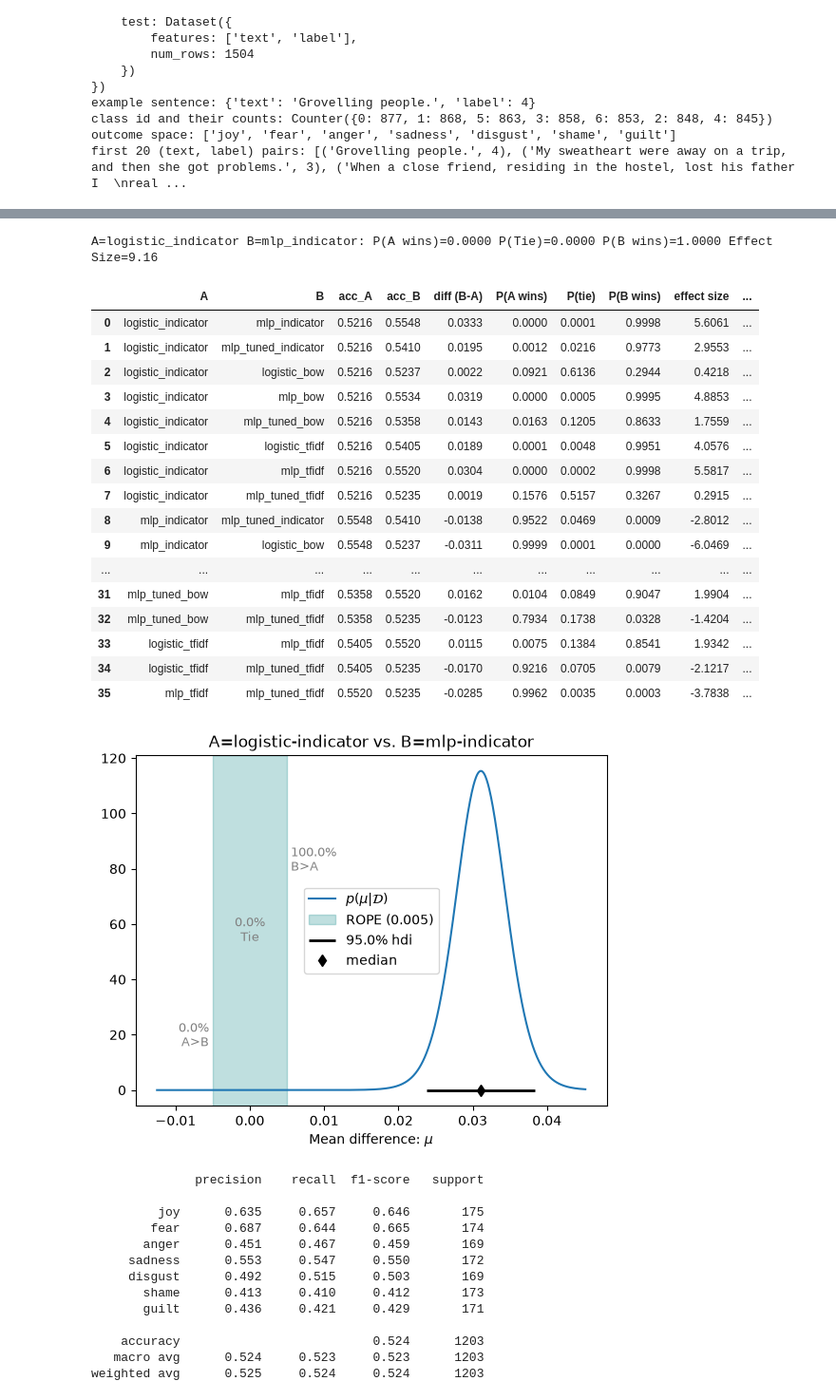
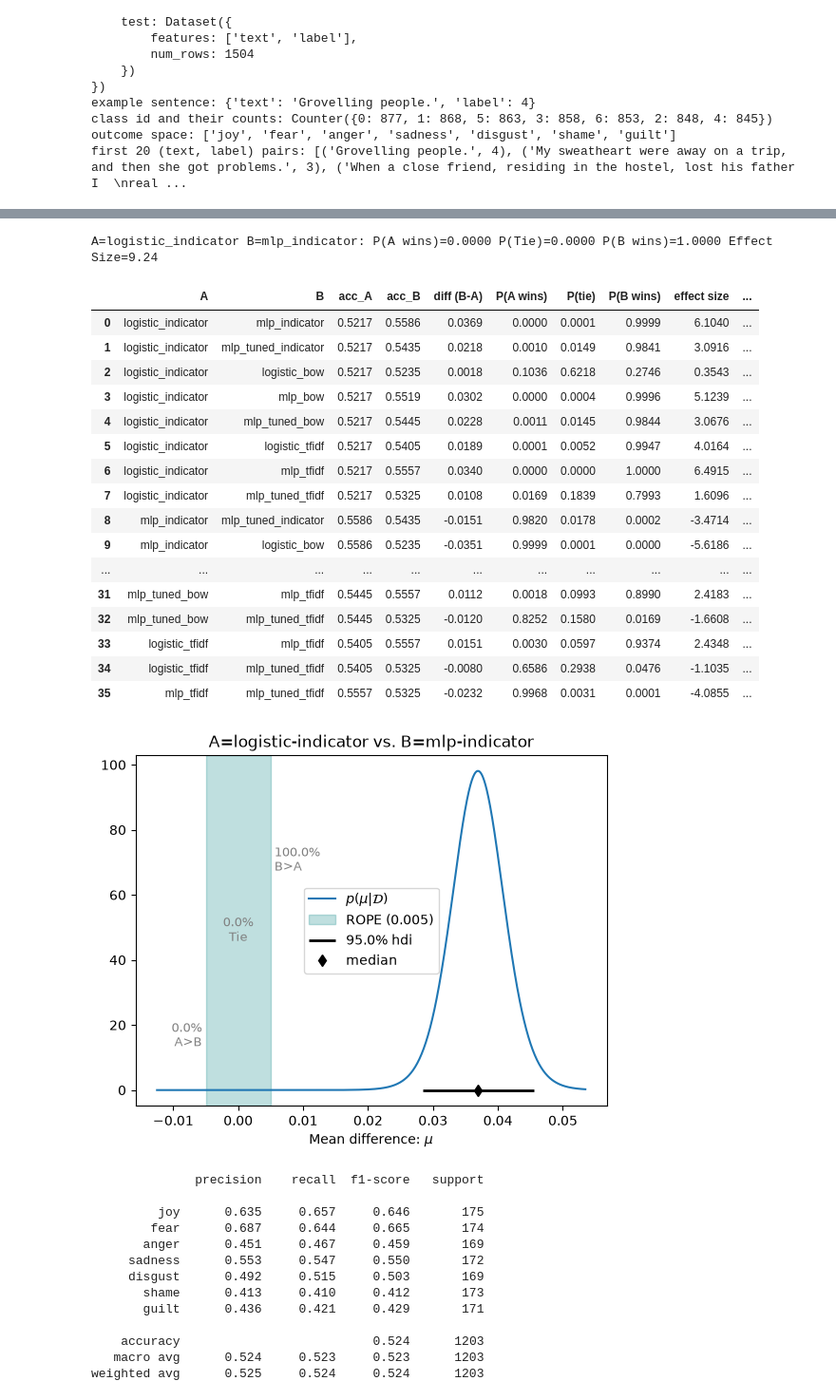
Before and after one commit to PepBaggen/nlp1-project, a Jupyter notebook: notebooks/project1.ipynb, the cells around one changed output, grey strips where cells are left out. Shown at 95% size. Cells and saved outputs as stored; diff of their text form; code cells hidden in the pictures.

```diff
--- a/notebooks/project1.ipynb
+++ b/notebooks/project1.ipynb
@@ -261,7 +245,7 @@ def get_all_measurements_for(data, sys_name):
 get_all_measurements_for(my_classifiers, 'logistic_indicator')
 
 posterior = part1.analysis.BenavoliCorrelatedT(
-    get_all_measurements_for(my_classifiers, 'logistic_bow').flatten(),  # [num_runs * num_folds]
+    get_all_measurements_for(my_classifiers, 'logistic_indicator').flatten(),  # [num_runs * num_folds]
     get_all_measurements_for(my_classifiers, 'mlp_indicator').flatten(),  # [num_runs * num_folds]
     names=["logistic-indicator", "mlp-indicator"]
 )
@@ -279,50 +263,50 @@ def compare_all(data, rope=0.005, plot=False):
         acc_b = get_all_measurements_for(data, b)
 
         posterior = part1.analysis.BenavoliCorrelatedT(
             acc_a.flatten(), acc_b.flatten(),
             runs=acc_a.shape[0],   # number of seeds
             names=[a, b]
         )
         p_a, p_tie, p_b = posterior.probs(rope)
         verdict = {0: f"{a} wint", 1: "gelijk", 2: f"{b} wint"}[int(np.argmax([p_a, p_tie, p_b]))]
 
         rows.append({
             "A": a, "B": b,
             "acc_A": acc_a.mean(), "acc_B": acc_b.mean(),
             "diff (B-A)": posterior.mean_diff,
             "P(A wins)": p_a, "P(tie)": p_tie, "P(B wins)": p_b,
             "effect size": posterior.effect_size,
             "most probable": verdict,
         })
 
         if plot:
             posterior.plot(rope)
             plt.show()
 
     return pd.DataFrame(rows)
 
 results_df = compare_all(my_classifiers, rope=0.005)
 results_df.round(4)
 # %% [output]
-A=logistic_indicator B=mlp_indicator: P(A wins)=0.0000 P(Tie)=0.0000 P(B wins)=1.0000 Effect Size=9.16
+A=logistic_indicator B=mlp_indicator: P(A wins)=0.0000 P(Tie)=0.0000 P(B wins)=1.0000 Effect Size=9.24
 |  | A | B | acc_A | acc_B | diff (B-A) | P(A wins) | P(tie) | P(B wins) | effect size | ... |
-| 0 | logistic_indicator | mlp_indicator | 0.5216 | 0.5548 | 0.0333 | 0.0000 | 0.0001 | 0.9998 | 5.6061 | ... |
-| 1 | logistic_indicator | mlp_tuned_indicator | 0.5216 | 0.5410 | 0.0195 | 0.0012 | 0.0216 | 0.9773 | 2.9553 | ... |
-| 2 | logistic_indicator | logistic_bow | 0.5216 | 0.5237 | 0.0022 | 0.0921 | 0.6136 | 0.2944 | 0.4218 | ... |
-| 3 | logistic_indicator | mlp_bow | 0.5216 | 0.5534 | 0.0319 | 0.0000 | 0.0005 | 0.9995 | 4.8853 | ... |
-| 4 | logistic_indicator | mlp_tuned_bow | 0.5216 | 0.5358 | 0.0143 | 0.0163 | 0.1205 | 0.8633 | 1.7559 | ... |
-| 5 | logistic_indicator | logistic_tfidf | 0.5216 | 0.5405 | 0.0189 | 0.0001 | 0.0048 | 0.9951 | 4.0576 | ... |
-| 6 | logistic_indicator | mlp_tfidf | 0.5216 | 0.5520 | 0.0304 | 0.0000 | 0.0002 | 0.9998 | 5.5817 | ... |
-| 7 | logistic_indicator | mlp_tuned_tfidf | 0.5216 | 0.5235 | 0.0019 | 0.1576 | 0.5157 | 0.3267 | 0.2915 | ... |
-| 8 | mlp_indicator | mlp_tuned_indicator | 0.5548 | 0.5410 | -0.0138 | 0.9522 | 0.0469 | 0.0009 | -2.8012 | ... |
-| 9 | mlp_indicator | logistic_bow | 0.5548 | 0.5237 | -0.0311 | 0.9999 | 0.0001 | 0.0000 | -6.0469 | ... |
+| 0 | logistic_indicator | mlp_indicator | 0.5217 | 0.5586 | 0.0369 | 0.0000 | 0.0001 | 0.9999 | 6.1040 | ... |
+| 1 | logistic_indicator | mlp_tuned_indicator | 0.5217 | 0.5435 | 0.0218 | 0.0010 | 0.0149 | 0.9841 | 3.0916 | ... |
+| 2 | logistic_indicator | logistic_bow | 0.5217 | 0.5235 | 0.0018 | 0.1036 | 0.6218 | 0.2746 | 0.3543 | ... |
+| 3 | logistic_indicator | mlp_bow | 0.5217 | 0.5519 | 0.0302 | 0.0000 | 0.0004 | 0.9996 | 5.1239 | ... |
+| 4 | logistic_indicator | mlp_tuned_bow | 0.5217 | 0.5445 | 0.0228 | 0.0011 | 0.0145 | 0.9844 | 3.0676 | ... |
+| 5 | logistic_indicator | logistic_tfidf | 0.5217 | 0.5405 | 0.0189 | 0.0001 | 0.0052 | 0.9947 | 4.0164 | ... |
+| 6 | logistic_indicator | mlp_tfidf | 0.5217 | 0.5557 | 0.0340 | 0.0000 | 0.0000 | 1.0000 | 6.4915 | ... |
+| 7 | logistic_indicator | mlp_tuned_tfidf | 0.5217 | 0.5325 | 0.0108 | 0.0169 | 0.1839 | 0.7993 | 1.6096 | ... |
+| 8 | mlp_indicator | mlp_tuned_indicator | 0.5586 | 0.5435 | -0.0151 | 0.9820 | 0.0178 | 0.0002 | -3.4714 | ... |
+| 9 | mlp_indicator | logistic_bow | 0.5586 | 0.5235 | -0.0351 | 0.9999 | 0.0001 | 0.0000 | -5.6186 | ... |
 | ... | ... | ... | ... | ... | ... | ... | ... | ... | ... | ... |
-| 31 | mlp_tuned_bow | mlp_tfidf | 0.5358 | 0.5520 | 0.0162 | 0.0104 | 0.0849 | 0.9047 | 1.9904 | ... |
-| 32 | mlp_tuned_bow | mlp_tuned_tfidf | 0.5358 | 0.5235 | -0.0123 | 0.7934 | 0.1738 | 0.0328 | -1.4204 | ... |
-| 33 | logistic_tfidf | mlp_tfidf | 0.5405 | 0.5520 | 0.0115 | 0.0075 | 0.1384 | 0.8541 | 1.9342 | ... |
-| 34 | logistic_tfidf | mlp_tuned_tfidf | 0.5405 | 0.5235 | -0.0170 | 0.9216 | 0.0705 | 0.0079 | -2.1217 | ... |
-| 35 | mlp_tfidf | mlp_tuned_tfidf | 0.5520 | 0.5235 | -0.0285 | 0.9962 | 0.0035 | 0.0003 | -3.7838 | ... |
+| 31 | mlp_tuned_bow | mlp_tfidf | 0.5445 | 0.5557 | 0.0112 | 0.0018 | 0.0993 | 0.8990 | 2.4183 | ... |
+| 32 | mlp_tuned_bow | mlp_tuned_tfidf | 0.5445 | 0.5325 | -0.0120 | 0.8252 | 0.1580 | 0.0169 | -1.6608 | ... |
+| 33 | logistic_tfidf | mlp_tfidf | 0.5405 | 0.5557 | 0.0151 | 0.0030 | 0.0597 | 0.9374 | 2.4348 | ... |
+| 34 | logistic_tfidf | mlp_tuned_tfidf | 0.5405 | 0.5325 | -0.0080 | 0.6586 | 0.2938 | 0.0476 | -1.1035 | ... |
+| 35 | mlp_tfidf | mlp_tuned_tfidf | 0.5557 | 0.5325 | -0.0232 | 0.9968 | 0.0031 | 0.0001 | -4.0855 | ... |
-[figure, old version]
+[figure, new version]
 # %%
 # door claude gegenereerd analyse van confusion matrix
 
```
Also changed, not shown: parts of 2 cells of this notebook, 1 other file.
